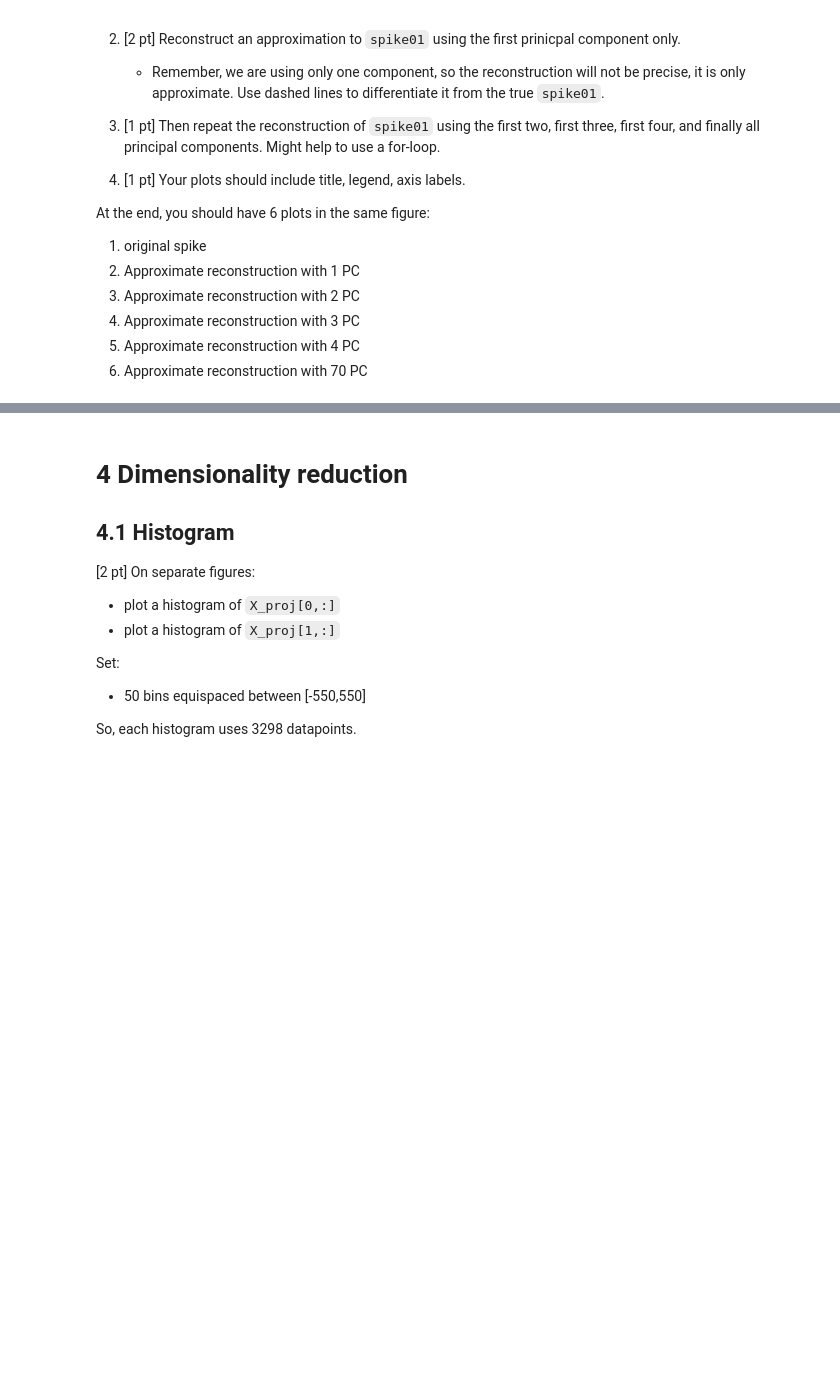
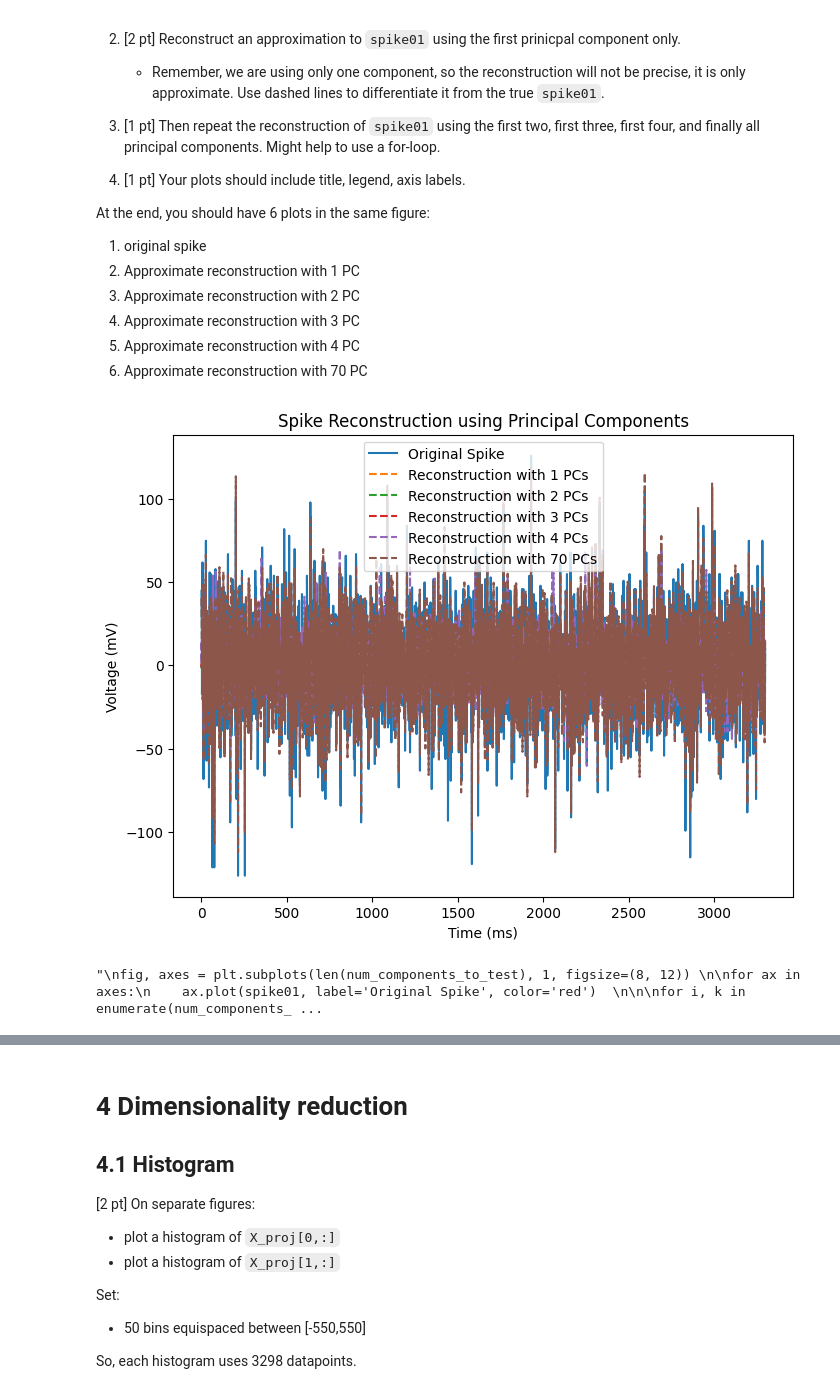
Before and after one commit to klxu03/ml-dl, a Jupyter notebook: data-sci/hw3/hw3-introds-sp24.ipynb, the cells around one changed output, grey strips where cells are left out. Cells and saved outputs as stored; diff of their text form; code cells hidden in the pictures; blank space fills up the shorter version.

```diff
--- a/data-sci/hw3/hw3-introds-sp24.ipynb
+++ b/data-sci/hw3/hw3-introds-sp24.ipynb
@@ -107,3 +172,50 @@ spike01 = None
+# %%
+# TODO plot
+
+spike01 = X_ctd[0, :]
+
+num_components_to_test = [1, 2, 3, 4, 70]
+
+fig, ax = plt.subplots(figsize=(8, 6))
+
+ax.plot(spike01, linestyle='-', label='Original Spike')
+
+for k in num_components_to_test:
+    U = evecs[:, :k]
+    projection = U @ U.T @ spike01
+    ax.plot(projection, linestyle='--', label=f'Reconstruction with {k} PCs')
+
+ax.set_xlabel('Time (ms)')
+ax.set_ylabel('Voltage (mV)')
+ax.set_title('Spike Reconstruction using Principal Components')
+ax.legend()
+
+plt.show()
+# %% [output]
+[figure, added]
+# %%
+"""
+fig, axes = plt.subplots(len(num_components_to_test), 1, figsize=(8, 12))
+
+for ax in axes:
+    ax.plot(spike01, label='Original Spike', color='red')
+
+
+for i, k in enumerate(num_components_to_test):
+    U = evecs[:, :k]
+    projection = U @ U.T @ spike01
+    axes[i].plot(projection, label=f'Reconstruction with {k} PCs')
+    axes[i].set_title(f'Reconstruction with {k} Principal Components')
+
+fig.supxlabel('Time (ms)')
+fig.supylabel('Voltage (mV)')
+fig.suptitle('Spike Reconstructions Compared to Original')
+
+plt.tight_layout()
+plt.show()
+"""
+# %% [output]
+"\nfig, axes = plt.subplots(len(num_components_to_test), 1, figsize=(8, 12)) \n\nfor ax in axes:\n    ax.plot(spike01, label='Original Spike', color='red')  \n\n\nfor i, k in enumerate(num_components_ ...
 # %% [markdown]
 ## 3.3 Data projection with sklearn
 
```
Also changed, not shown: parts of 20 cells of this notebook, 4 other files.
